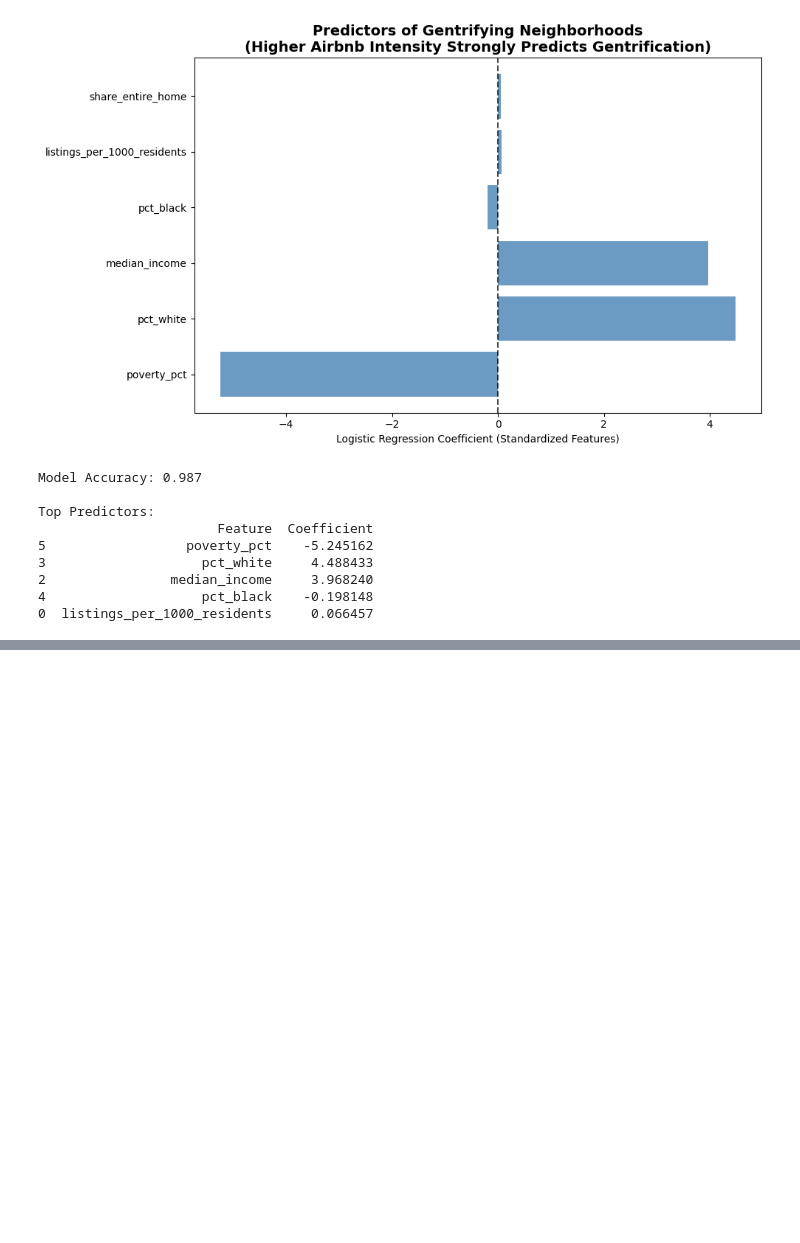
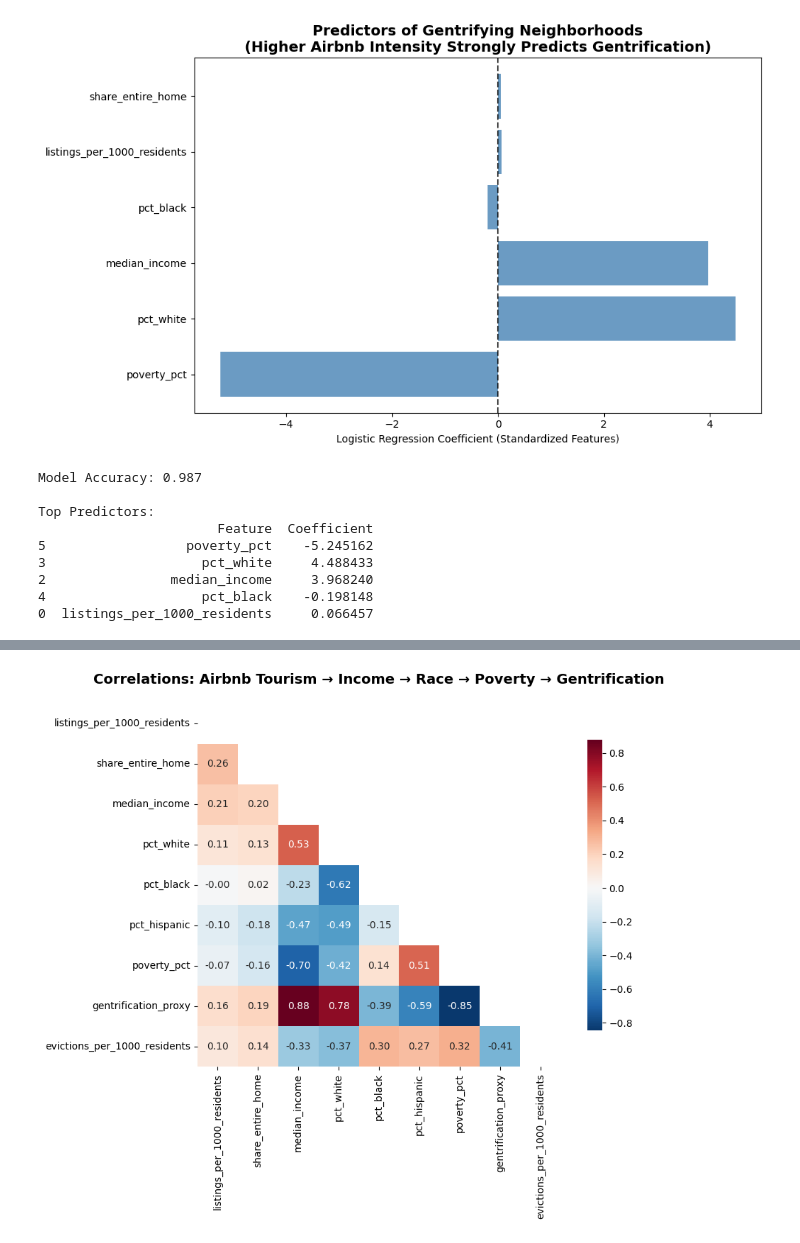
Before and after one commit to chenryry/tsadatascience2026, a Jupyter notebook: graphs.ipynb, the cells around one changed output, grey strips where cells are left out. Cells and saved outputs as stored; diff of their text form; code cells hidden in the pictures; blank space fills up the shorter version.

```diff
--- a/graphs.ipynb
+++ b/graphs.ipynb
@@ -519,0 +614,43 @@ Top Predictors:
+# %%
+
+corr_vars = [
+    'listings_per_1000_residents',
+    'share_entire_home',
+    'median_income',
+    'pct_white',
+    'pct_black',
+    'pct_hispanic',
+    'poverty_pct',
+    'gentrification_proxy'
+]
+
+# Handle missing eviction data gracefully
+if 'evictions_per_1000_residents' in df_merged.columns:
+    corr_vars.append('evictions_per_1000_residents')
+
+corr_data = df_merged[corr_vars].fillna(0)
+
+# Compute correlation matrix
+corr_matrix = corr_data.corr()
+
+plt.figure(figsize=(10, 8))
+mask = np.triu(np.ones_like(corr_matrix, dtype=bool))
+
+sns.heatmap(
+    corr_matrix,
+    mask=mask,
+    annot=True,
+    cmap='RdBu_r',
+    center=0,
+    square=True,
+    fmt='.2f',
+    cbar_kws={'shrink': 0.8}
+)
+
+plt.title('Correlations: Airbnb Tourism → Income → Race → Poverty → Gentrification',
+          fontsize=14, fontweight='bold', pad=20)
+plt.tight_layout()
+plt.savefig('v8_correlation_heatmap.png', dpi=300, bbox_inches='tight')
+plt.show()
+# %% [output]
+[figure, added]
```
Also changed, not shown: parts of 13 cells of this notebook, 3 other files.
